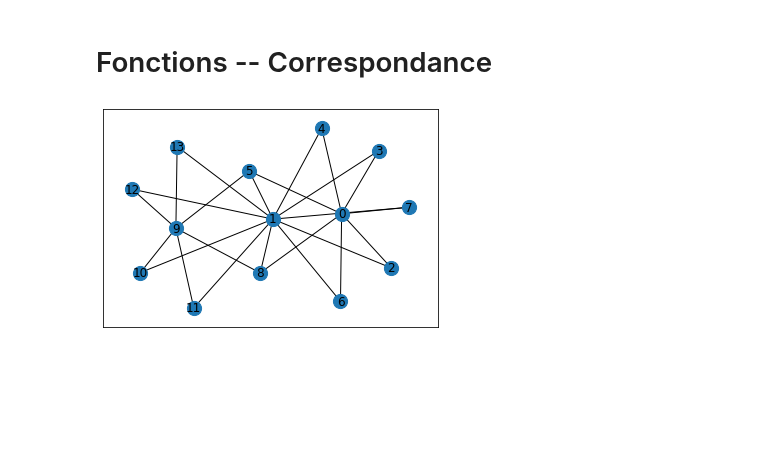
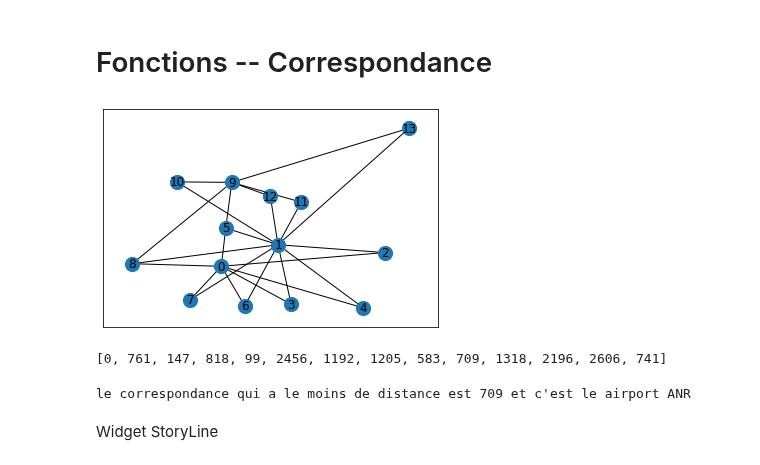
Before and after one commit to annevogel13/lifradaravion, a Jupyter notebook: NotebooksAnne/notebookFinaleAn.ipynb, the cells around one changed output. Cells and saved outputs as stored; diff of their text form; code cells hidden in the pictures; blank space fills up the shorter version.

```diff
--- a/NotebooksAnne/notebookFinaleAn.ipynb
+++ b/NotebooksAnne/notebookFinaleAn.ipynb
@@ -194,7 +200,11 @@ def filtreDictCompagnies(colonne : str, valeur : str):
 # %% [markdown]
 # Fonctions -- Correspondance
 # %%
-def correspondance_1airport_int(code1 : str, code2 : str):
+def correspondanceAirport(code1 : str, code2 : str):
+    '''
+    fonction qui filtre le df_vols pour obtenir les correspondances
+    retour : list des airports codes
+    '''
     r1 = df_vols[df_vols['Depart'] == code1]['Arrivee'].to_list()
     r2 = df_vols[df_vols['Arrivee'] == code2]['Depart'].to_list()
 
@@ -263,11 +272,45 @@ def conversion(listOfEdgesWeighted : list[tuple], graphe : nx.Graph):
+# %%
+def lazyDijkstras(graph, root):
+    n = len(graph)
+    # set up "inf" distances
+    dist = [Inf for _ in range(n)]
+    # set up root distance
+    dist[root] = 0
+    # set up visited node list
+    visited = [False for _ in range(n)]
+    # set up priority queue
+    pq = [(0, root)]
+    # while there are nodes to process
+    while len(pq) > 0:
+        # get the root, discard current distance
+        _, u = heapq.heappop(pq)
+        # if the node is visited, skip
+        if visited[u]:
+            continue
+        # set the node to visited
+        visited[u] = True
+        # check the distance and node and distance
+        for v, l in graph[u]:
+            # if the current node's distance + distance to the node we're visiting
+            # is less than the distance of the node we're visiting on file
+            # replace that distance and push the node we're visiting into the priority queue
+            if dist[u] + l < dist[v]:
+                dist[v] = dist[u] + l
+                heapq.heappush(pq, (dist[v], v))
+    return dist
 # %%
 graph_test4_2 = nx.Graph();
 ref_test4_2 = []
 
 # creer une correspondance
-test_time2 = creation_edges(graph_test4_2, ref_test4_2, 'AAR', 'DUS')
-test_time2.extend(creation_edges(graph_test4_2, ref_test4_2, 'DUS', 'ANR'))
+test_time2 = creationEdges(graph_test4_2, ref_test4_2, 'AAR', 'DUS')
+test_time2.extend(creationEdges(graph_test4_2, ref_test4_2, 'DUS', 'ANR'))
 
-dessiner_graphe(graph_test4_2)
+dessinerGraphe(graph_test4_2)
+t_dijk = conversion(test_time2, graph_test4_2)
+
+r_dijk = lazyDijkstras(t_dijk, 0)
+print(r_dijk)
 # %% [output]
-[figure, old version]
+[figure, new version]
+[0, 761, 147, 818, 99, 2456, 1192, 1205, 583, 709, 1318, 2196, 2606, 741]
@@ -273,0 +321,8 @@ dessiner_graphe(graph_test4_2)
+# %%
+code = 'ANR'
+r_dist = returnDistanceAirport(code, r_dijk, ref_test4_2)
+print("le correspondance qui a le moins de distance est {} et c'est le airport {}".format(r_dist, code))
+# %% [output]
+le correspondance qui a le moins de distance est 709 et c'est le airport ANR
+# %% [markdown]
+Widget StoryLine
```
Also changed, not shown: parts of 6 cells of this notebook.
